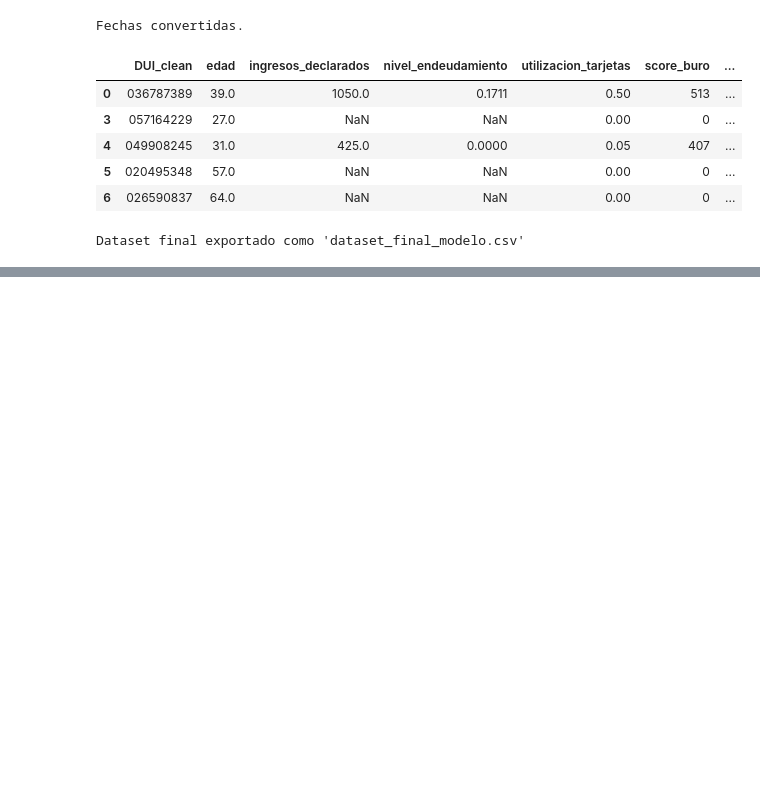
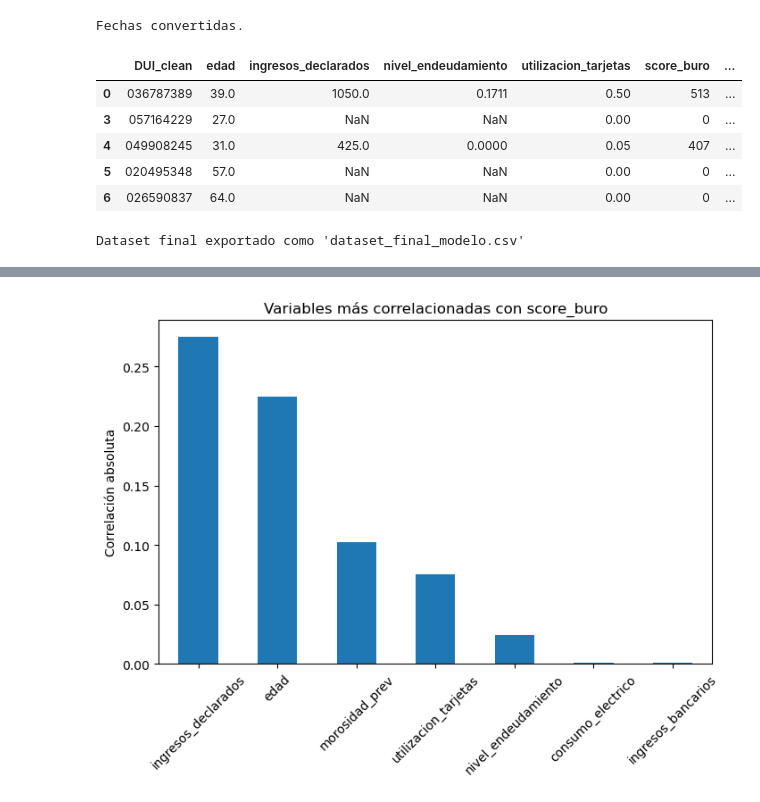
Before and after one commit to jessar98/tfmg10-credit_scoring, a Jupyter notebook: notebooks/experimentation/preprocesamiento_modelo.ipynb, the cells around one changed output, grey strips where cells are left out. Saved outputs shown, nothing was run; the diff lists cells and outputs as text; code cells hidden in the pictures; blank space fills up the shorter version.

```diff
--- a/notebooks/experimentation/preprocesamiento_modelo.ipynb
+++ b/notebooks/experimentation/preprocesamiento_modelo.ipynb
@@ -188,0 +201,31 @@ Dataset final exportado como 'dataset_final_modelo.csv'
+# %%
+corr_score = (
+
+    df_model[
+        [
+            "edad",
+            "ingresos_declarados",
+            "nivel_endeudamiento",
+            "utilizacion_tarjetas",
+            "morosidad_prev",
+            "consumo_electrico",
+            "ingresos_bancarios",
+            "score_buro"
+        ]
+    ]
+    .corr()["score_buro"]
+    .drop("score_buro")
+    .abs()
+    .sort_values(ascending=False)
+)
+
+import matplotlib.pyplot as plt
+
+plt.figure(figsize=(8,5))
+corr_score.plot(kind="bar")
+plt.title("Variables más correlacionadas con score_buro")
+plt.ylabel("Correlación absoluta")
+plt.xticks(rotation=45)
+plt.show()
+# %% [output]
+[figure, added]
```
Also changed, not shown: parts of 5 cells of this notebook.
